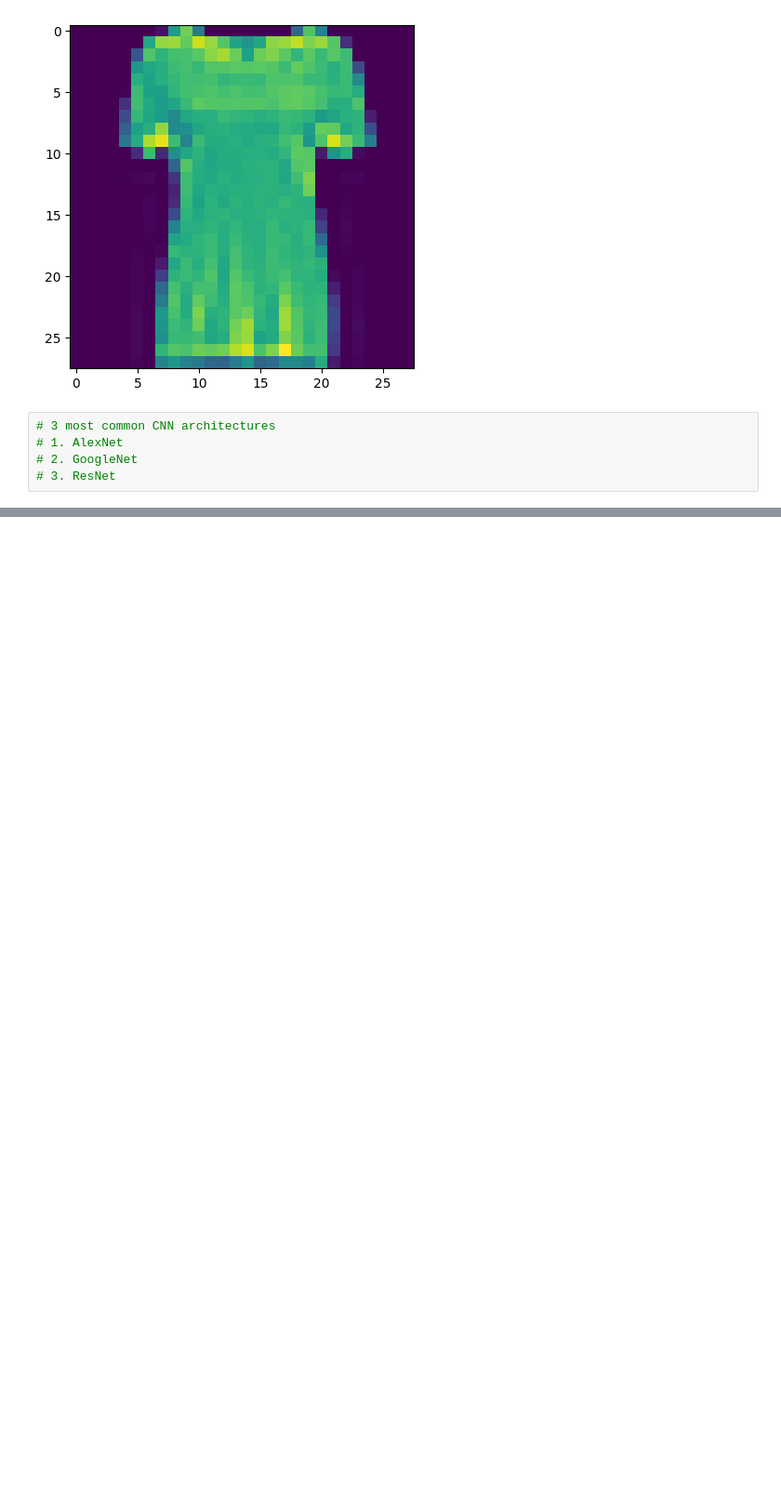
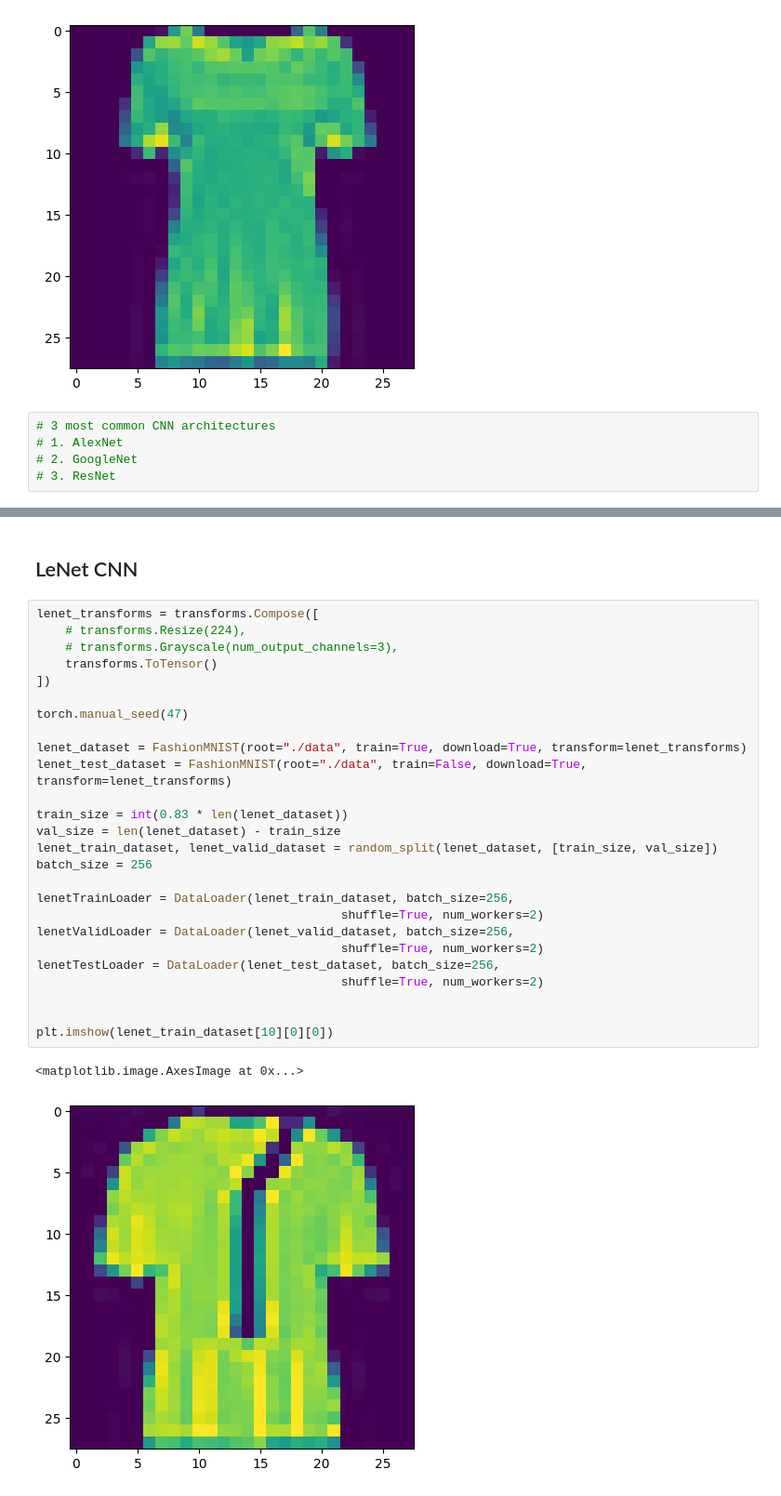
Before and after one commit to ksantoso2/nn, a Jupyter notebook: project.ipynb, the cells around one changed output, grey strips where cells are left out. Shown at 93% size. Drawn from its saved outputs; the diff is of its cells as text; blank space fills up the shorter version.

Commit message:
alexnet, lenet, jukanet

```diff
--- a/project.ipynb
+++ b/project.ipynb
@@ -143,0 +252,31 @@ KeyboardInterrupt:
+# %% [markdown]
+## LeNet CNN
+# %%
+lenet_transforms = transforms.Compose([
+    # transforms.Resize(224),
+    # transforms.Grayscale(num_output_channels=3),
+    transforms.ToTensor()
+])
+
+torch.manual_seed(47)
+
+lenet_dataset = FashionMNIST(root="./data", train=True, download=True, transform=lenet_transforms)
+lenet_test_dataset = FashionMNIST(root="./data", train=False, download=True, transform=lenet_transforms)
+
+train_size = int(0.83 * len(lenet_dataset))
+val_size = len(lenet_dataset) - train_size
+lenet_train_dataset, lenet_valid_dataset = random_split(lenet_dataset, [train_size, val_size])
+batch_size = 256
+
+lenetTrainLoader = DataLoader(lenet_train_dataset, batch_size=256,
+                                          shuffle=True, num_workers=2)
+lenetValidLoader = DataLoader(lenet_valid_dataset, batch_size=256,
+                                          shuffle=True, num_workers=2)
+lenetTestLoader = DataLoader(lenet_test_dataset, batch_size=256,
+                                          shuffle=True, num_workers=2)
+
+
+plt.imshow(lenet_train_dataset[10][0][0])
+# %% [output]
+<matplotlib.image.AxesImage at 0x...>
+[figure, added]
```
Also changed, not shown: parts of 18 cells of this notebook.
